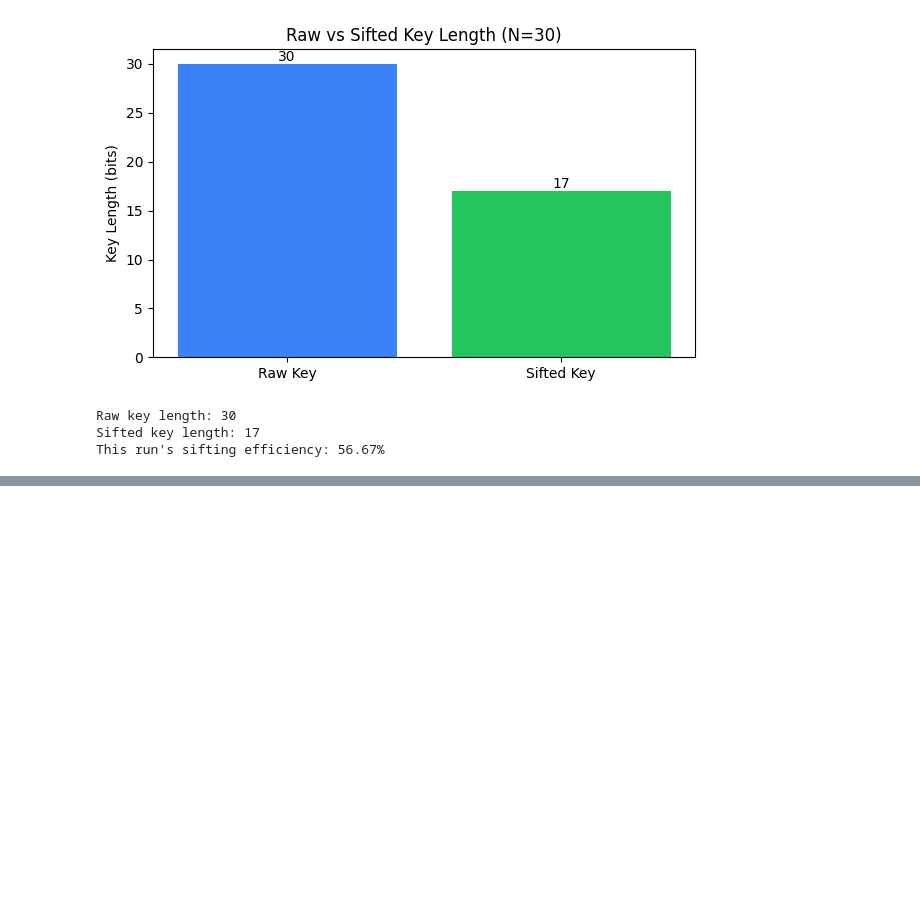
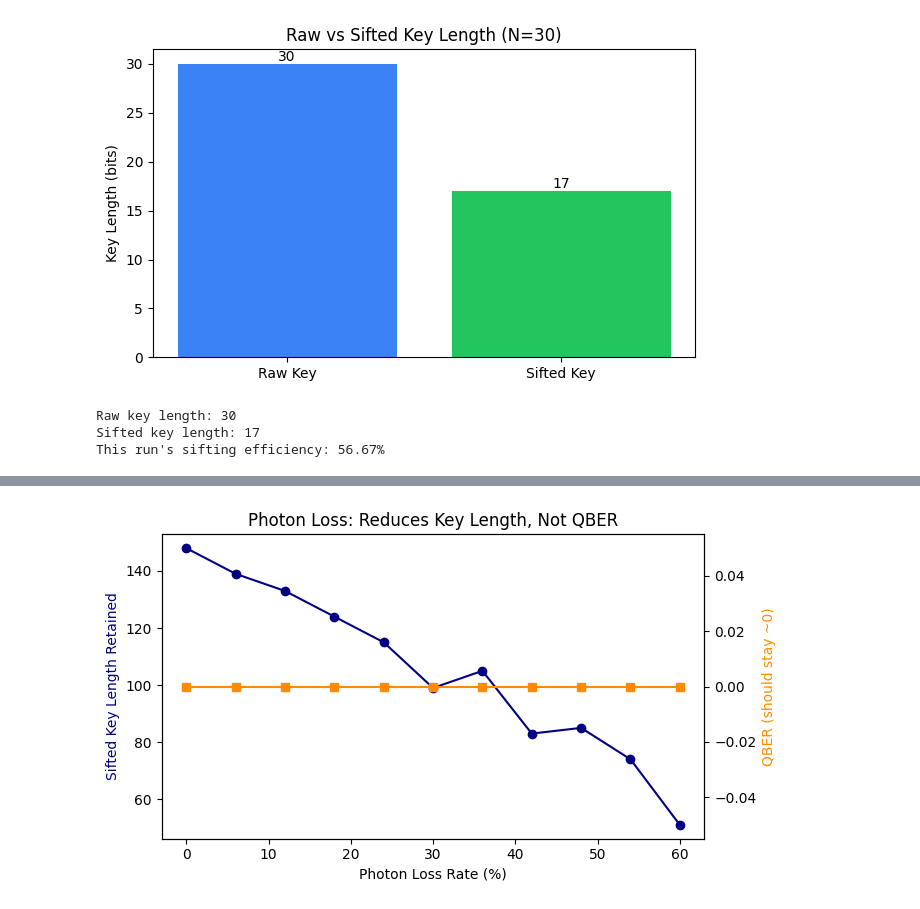
Before and after one commit to mmud/QKD-Alex-Hackathon, a Jupyter notebook: bb84_local.ipynb, the cells around one changed output, grey strips where cells are left out. Drawn from its saved outputs; the diff is of its cells as text; code cells hidden in the pictures; blank space fills up the shorter version.

```diff
--- a/bb84_local.ipynb
+++ b/bb84_local.ipynb
@@ -232,0 +377,31 @@ This run's sifting efficiency: 56.67%
+# %%
+def apply_photon_loss(alice_sifted, bob_sifted, loss_rate, rng_local):
+    keep_mask = rng_local.random(len(alice_sifted)) >= loss_rate
+    return alice_sifted[keep_mask], bob_sifted[keep_mask]
+
+# %%
+loss_rates = np.linspace(0, 0.6, 11)
+retained_lengths = []
+loss_qber = []
+
+for loss in loss_rates:
+    rng_local = np.random.default_rng(int(loss * 1000))
+    a, b, *_ = run_bb84_with_eve(300, p_intercept=0.0, seed=1)
+    a_kept, b_kept = apply_photon_loss(a, b, loss, rng_local)
+    retained_lengths.append(len(a_kept))
+    loss_qber.append(np.mean(a_kept != b_kept) if len(a_kept) > 0 else 0)
+
+fig, ax1 = plt.subplots()
+ax1.plot(loss_rates * 100, retained_lengths, marker='o', color='navy', label="Sifted key length retained")
+ax1.set_xlabel("Photon Loss Rate (%)")
+ax1.set_ylabel("Sifted Key Length Retained", color='navy')
+
+ax2 = ax1.twinx()
+ax2.plot(loss_rates * 100, loss_qber, marker='s', color='darkorange', label="QBER")
+ax2.set_ylabel("QBER (should stay ~0)", color='darkorange')
+
+plt.title("Photon Loss: Reduces Key Length, Not QBER")
+fig.tight_layout()
+plt.show()
+# %% [output]
+[figure, added]
```
Also changed, not shown: parts of 17 cells of this notebook.
